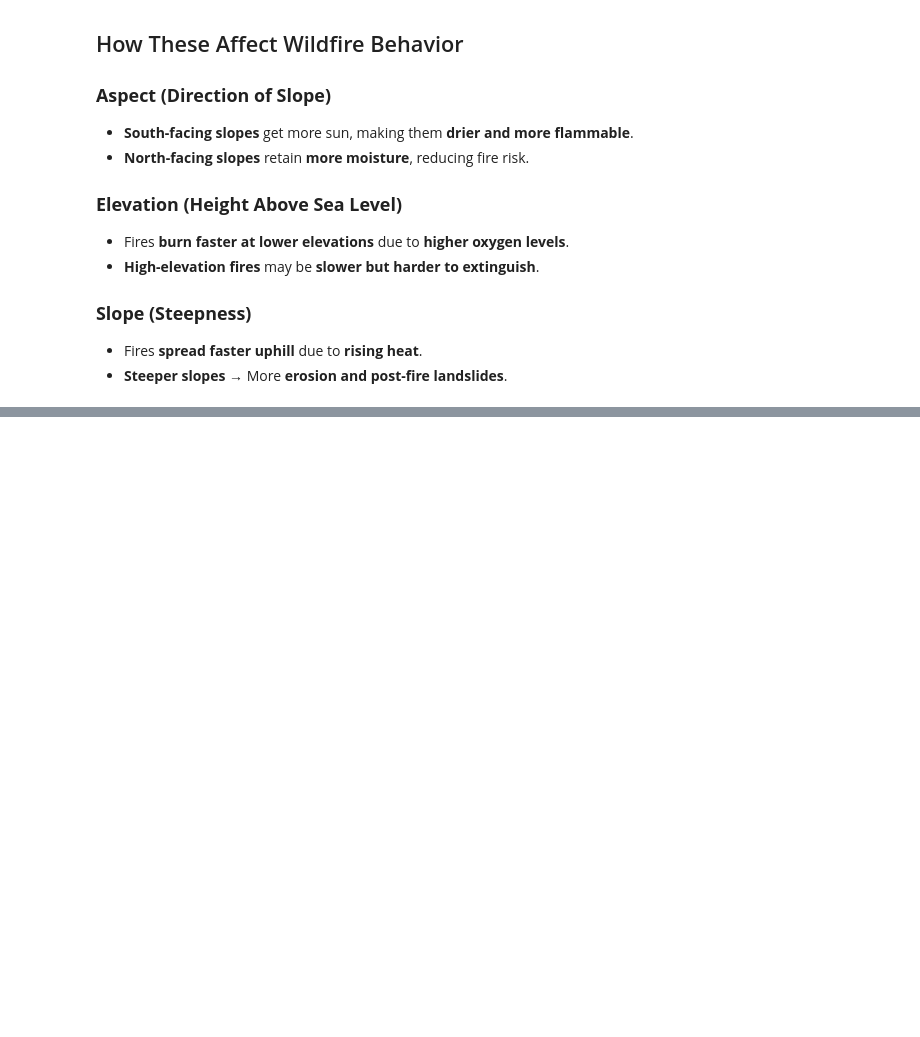
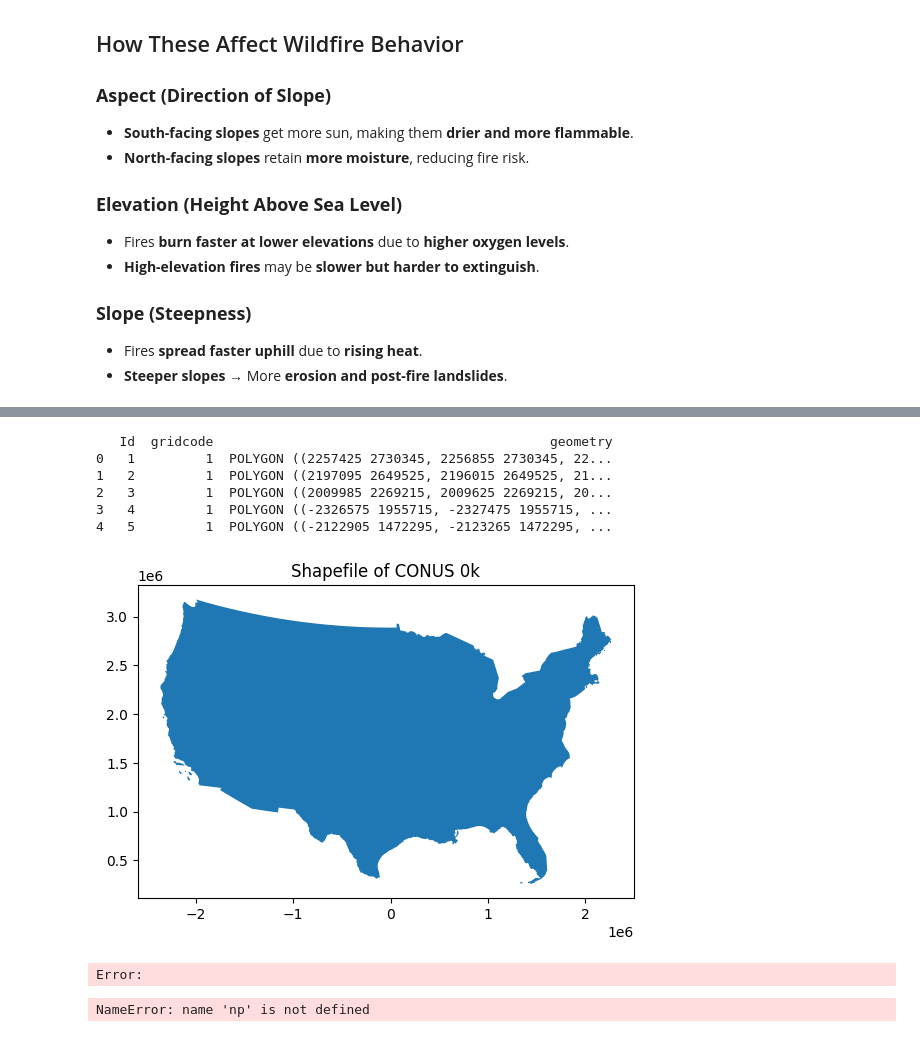
Before and after one commit to wdas03/climate-modelling, a Jupyter notebook: src/conus_eda.ipynb, the cells around one changed output, grey strips where cells are left out. Cells and saved outputs as stored; diff of their text form; code cells hidden in the pictures; blank space fills up the shorter version.

```diff
--- a/src/conus_eda.ipynb
+++ b/src/conus_eda.ipynb
@@ -572,0 +610,76 @@ These datasets describe different **terrain characteristics** and are essential
+# %%
+import geopandas as gpd
+
+# Load shapefiles (you need to provide the full path to your files)
+shapefile = os.path.join(ELEV_DATA_DIR, "Spatial_Metadata/conus_0k.shp")
+
+gdf = gpd.read_file(shapefile)
+
+# Check the first few rows of the shapefile
+print(gdf.head())
+
+# Plot the shapefile (you can filter by region or attributes)
+gdf.plot()
+plt.title("Shapefile of CONUS 0k")
+plt.show()
+# %% [output]
+   Id  gridcode                                           geometry
+0   1         1  POLYGON ((2257425 2730345, 2256855 2730345, 22...
+1   2         1  POLYGON ((2197095 2649525, 2196015 2649525, 21...
+2   3         1  POLYGON ((2009985 2269215, 2009625 2269215, 20...
+3   4         1  POLYGON ((-2326575 1955715, -2327475 1955715, ...
+4   5         1  POLYGON ((-2122905 1472295, -2123265 1472295, ...
+[figure, added]
+# %%
+with rasterio.open(elevation_file) as dataset:
+    elevation_data = dataset.read(1)
+    elevation_data = elevation_data[elevation_data != dataset.nodata]  # Remove NoData values
+
+# Compute statistics
+min_elev = np.min(elevation_data)
+max_elev = np.max(elevation_data)
+mean_elev = np.mean(elevation_data)
+median_elev = np.median(elevation_data)
+std_elev = np.std(elevation_data)
+
+# Print summary
+print(f"Elevation Statistics:\n"
+      f"Min: {min_elev} m, Max: {max_elev} m\n"
+      f"Mean: {mean_elev:.2f} m, Median: {median_elev:.2f} m\n"
+      f"Standard Deviation: {std_elev:.2f} m")
+
+# Plot histogram of elevation values
+plt.figure(figsize=(10, 5))
+plt.hist(elevation_data.flatten(), bins=50, color='green', alpha=0.7, edgecolor='black')
+plt.xlabel("Elevation (m)")
+plt.ylabel("Frequency")
+plt.title("Elevation Histogram")
+plt.grid(True)
+plt.show()
+# %% [output]
+Error:
+# %%
+import rasterio
+import matplotlib.pyplot as plt
+from rasterio.plot import show
+
+# Load the raster file
+elevation_file = os.path.join(ELEV_DATA_DIR, "Tif/LC20_Elev_220.tif")
+
+with rasterio.open(elevation_file) as dataset:
+    # Read the first band (assuming the data is in the first band)
+    elevation_data = dataset.read(1)
+
+# Mask NoData values
+elevation_data = np.where(elevation_data == dataset.nodata, np.nan, elevation_data)
+
+# Plot elevation heatmap
+plt.figure(figsize=(10, 6))
+plt.imshow(elevation_data, cmap='terrain', interpolation='nearest')
+plt.colorbar(label="Elevation (m)")
+plt.title("Elevation Heatmap")
+plt.xlabel("X Coordinate")
+plt.ylabel("Y Coordinate")
+plt.show()
+# %% [output]
+NameError: name 'np' is not defined
```
Also changed, not shown: parts of 3 cells of this notebook, 2 other files.
